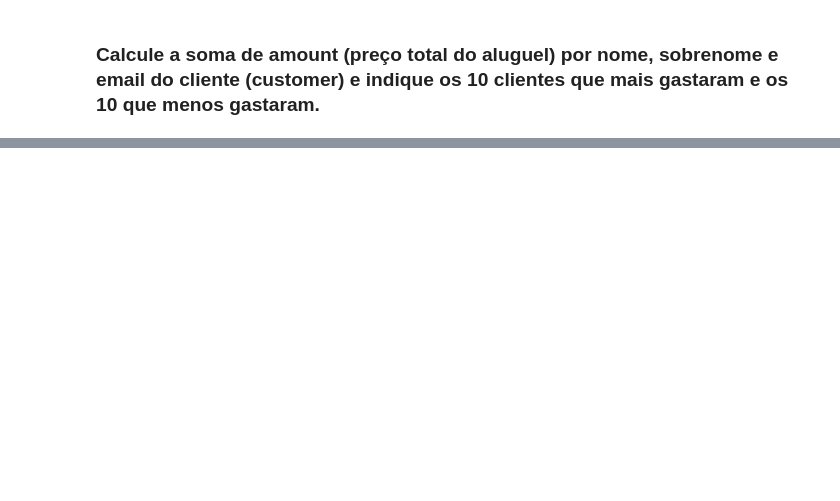
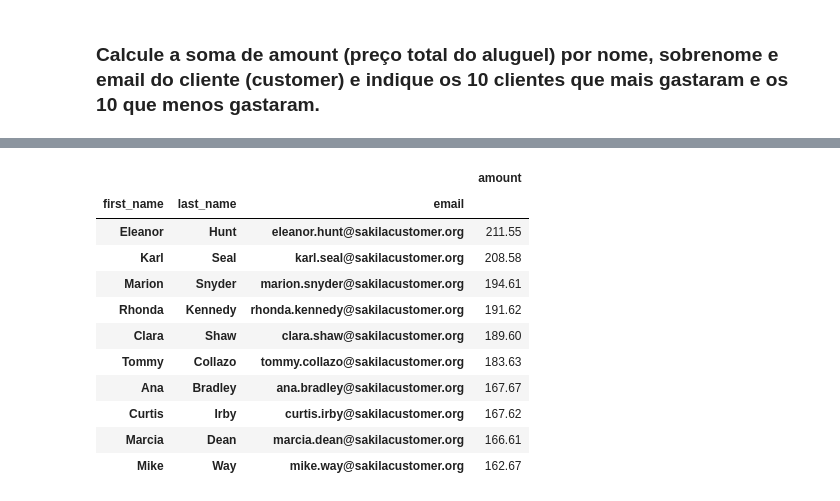
Before and after one commit to marceloaires7/EBAC-Aulas, a Jupyter notebook: Modulo21/notebooks/Mod21 - Atividade 3.ipynb, the cells around one changed output, grey strips where cells are left out. Saved outputs shown, nothing was run; the diff lists cells and outputs as text; code cells hidden in the pictures; blank space fills up the shorter version.

```diff
--- a/Modulo21/notebooks/Mod21 - Atividade 3.ipynb
+++ b/Modulo21/notebooks/Mod21 - Atividade 3.ipynb
@@ -15,2 +114,13 @@ Módulo 21 <br> Professor: Lucas Serra
 # %% [markdown]
 ### Calcule a soma de amount (preço total do aluguel) por nome, sobrenome e email do cliente (customer) e indique os 10 clientes que mais gastaram e os 10 que menos gastaram.
+# %%
+query2 ='''
+        SELECT *
+        FROM payment as a
+                LEFT JOIN customer as b
+	                ON b.customer_id = a.customer_id
+        '''
+
+conn = connect_to_postgres(dbname)
+data2, colnames2 = get_results_postgres(conn, query2)
+df2 = to_df(data=data2, colnames=colnames2)
@@ -16,0 +135,16 @@ Módulo 21 <br> Professor: Lucas Serra
+# %%
+mais_gastaram = df2[['amount', 'first_name', 'last_name', 'email']].groupby(['first_name', 'last_name', 'email']).sum().sort_values('amount', ascending=False).head(10)
+mais_gastaram
+# %% [output]
+|  |  |  | amount |
+| first_name | last_name | email |  |
+| Eleanor | Hunt | eleanor.hunt@sakilacustomer.org | 211.55 |
+| Karl | Seal | karl.seal@sakilacustomer.org | 208.58 |
+| Marion | Snyder | marion.snyder@sakilacustomer.org | 194.61 |
+| Rhonda | Kennedy | rhonda.kennedy@sakilacustomer.org | 191.62 |
+| Clara | Shaw | clara.shaw@sakilacustomer.org | 189.60 |
+| Tommy | Collazo | tommy.collazo@sakilacustomer.org | 183.63 |
+| Ana | Bradley | ana.bradley@sakilacustomer.org | 167.67 |
+| Curtis | Irby | curtis.irby@sakilacustomer.org | 167.62 |
+| Marcia | Dean | marcia.dean@sakilacustomer.org | 166.61 |
+| Mike | Way | mike.way@sakilacustomer.org | 162.67 |
```
Also changed, not shown: parts of 6 cells of this notebook, 1 other file.
